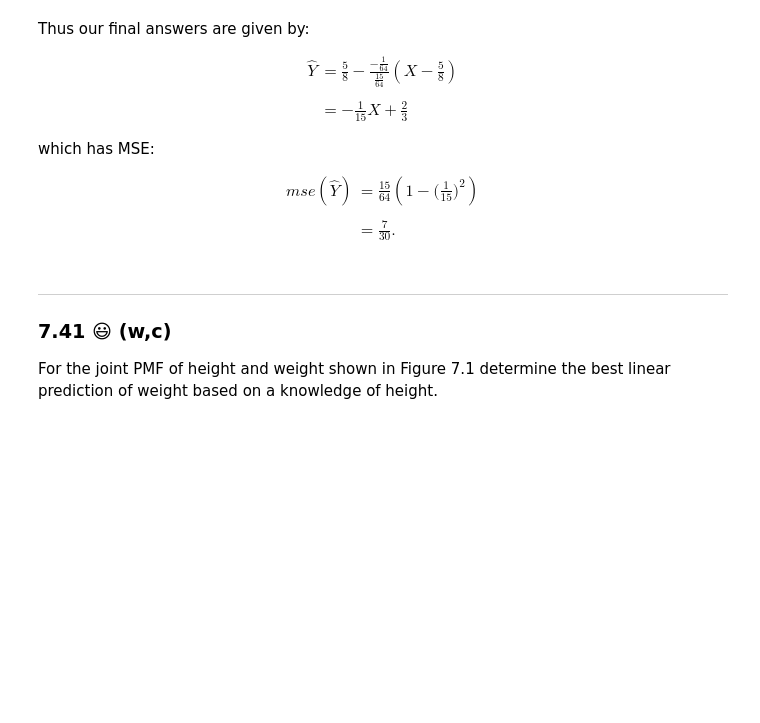
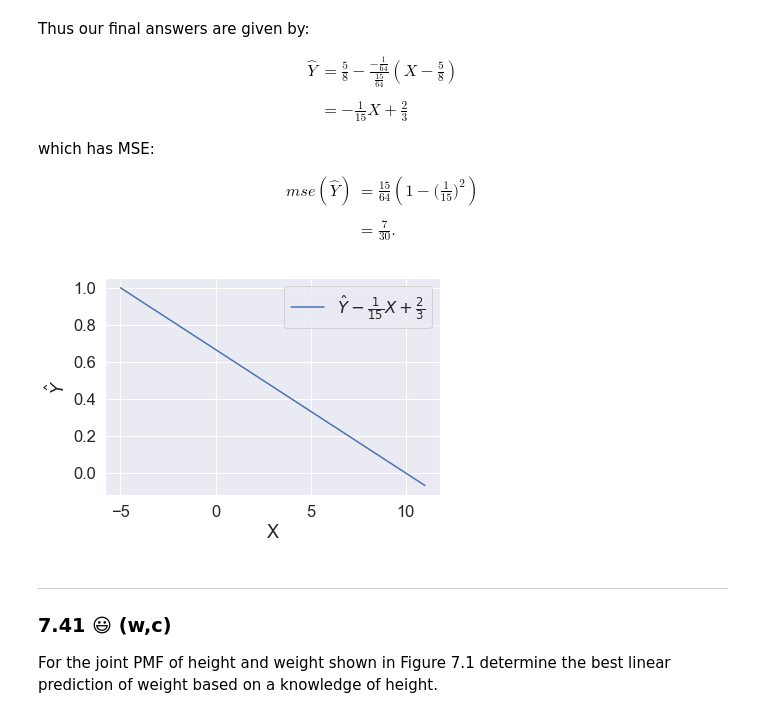
Before and after one commit to VictorCannestro/Intuitive_Probability_and_Random_Processes, a Jupyter notebook: src/CH7_Multiple_Discrete_Random_Variables/CH7_Multiple_Discrete_Random_Variables.ipynb, the cells around one changed output. Saved outputs shown, nothing was run; the diff lists cells and outputs as text; code cells hidden in the pictures; blank space fills up the shorter version.

```diff
--- a/src/CH7_Multiple_Discrete_Random_Variables/CH7_Multiple_Discrete_Random_Variables.ipynb
+++ b/src/CH7_Multiple_Discrete_Random_Variables/CH7_Multiple_Discrete_Random_Variables.ipynb
@@ -2066,3 +2064,14 @@ $$
+# %%
+xs = np.arange(-5,12)
+ys = (-1/15) * xs + 2/3
+plt.plot(xs,ys, label=r"$\hat Y-\frac{1}{15}X + \frac{2}{3}$")
+plt.grid(True)
+plt.xlabel("X")
+plt.ylabel(r"$\hat Y$")
+plt.legend()
+plt.show()
+# %% [output]
+[figure, added]
 # %% [markdown]
 ***
 ### 7.41 😃 (w,c)
```
Also changed, not shown: parts of 8 cells of this notebook, 1 other file.
